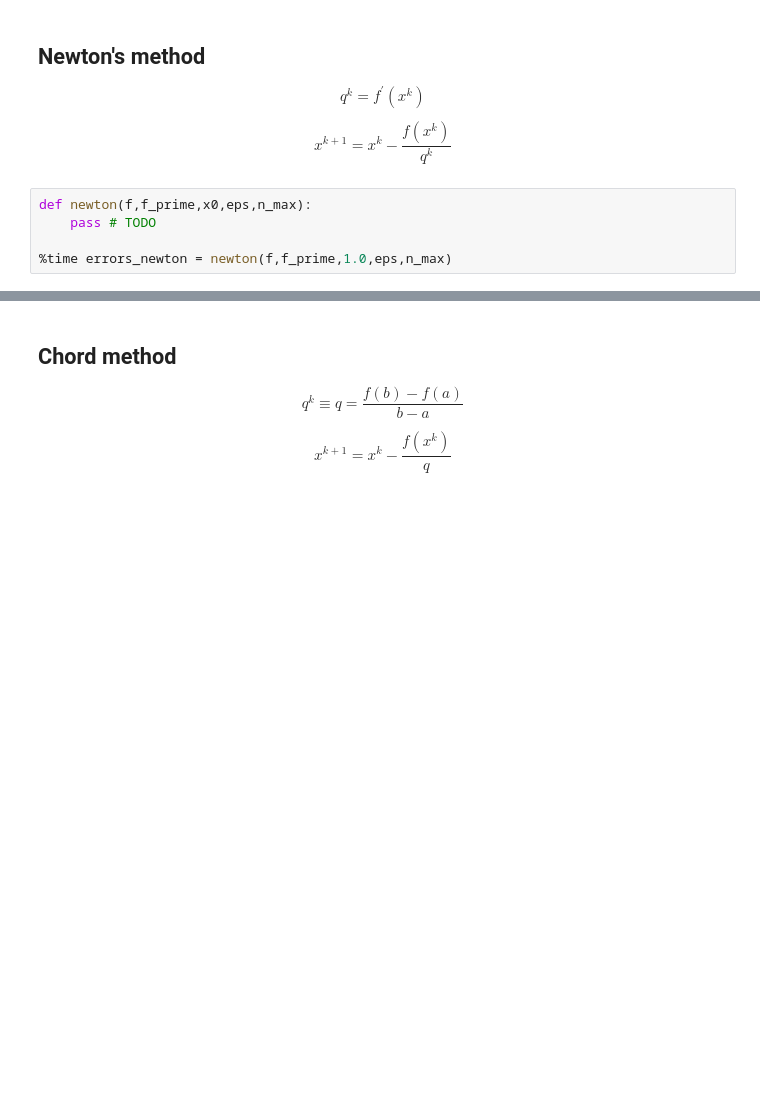
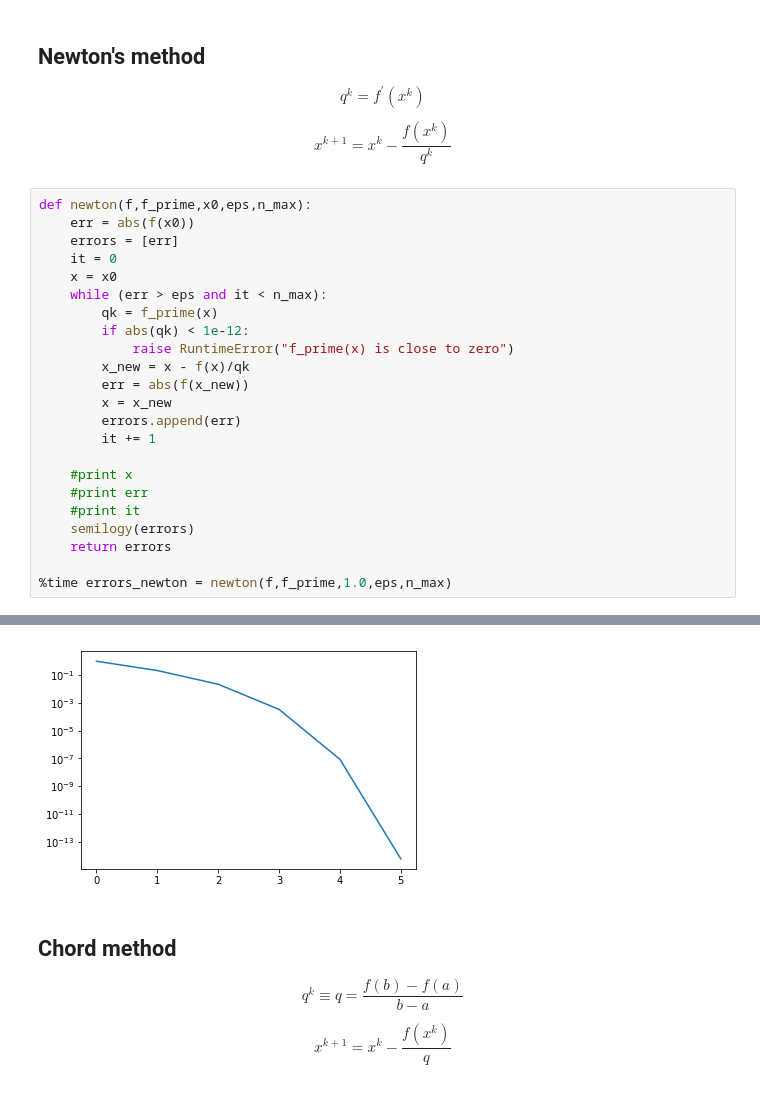
Before and after one commit to luca-heltai/numerical-analysis-2020-2021, a Jupyter notebook: notebooks/03-nonlinear-equations.ipynb, the cells around one changed output, grey strips where cells are left out. Saved outputs shown, nothing was run; the diff lists cells and outputs as text; blank space fills up the shorter version.

Commit message:
Implement TODOs in nonlinear equations notebook

```diff
--- a/notebooks/03-nonlinear-equations.ipynb
+++ b/notebooks/03-nonlinear-equations.ipynb
@@ -124,8 +132,27 @@ $$
 $$
 x^{k+1} = x^k - \frac{f(x^k)}{q^k}
 $$
-# %%
-def newton(f,f_prime,x0,eps,n_max):
-    pass # TODO
-
-%time errors_newton = newton(f,f_prime,1.0,eps,n_max)
+# %%
+def newton(f,f_prime,x0,eps,n_max):
+    err = abs(f(x0))
+    errors = [err]
+    it = 0
+    x = x0
+    while (err > eps and it < n_max):
+        qk = f_prime(x)
+        if abs(qk) < 1e-12:
+            raise RuntimeError("f_prime(x) is close to zero")
+        x_new = x - f(x)/qk
+        err = abs(f(x_new))
+        x = x_new
+        errors.append(err)
+        it += 1
+
+    #print x
+    #print err
+    #print it
+    semilogy(errors)
+    return errors
+
+%time errors_newton = newton(f,f_prime,1.0,eps,n_max)
+# %% [output]
@@ -132,3 +161,4 @@ def newton(f,f_prime,x0,eps,n_max):
+[figure, added]
 # %% [markdown]
 ## Chord method
 
```
Also changed, not shown: parts of 11 cells of this notebook.
